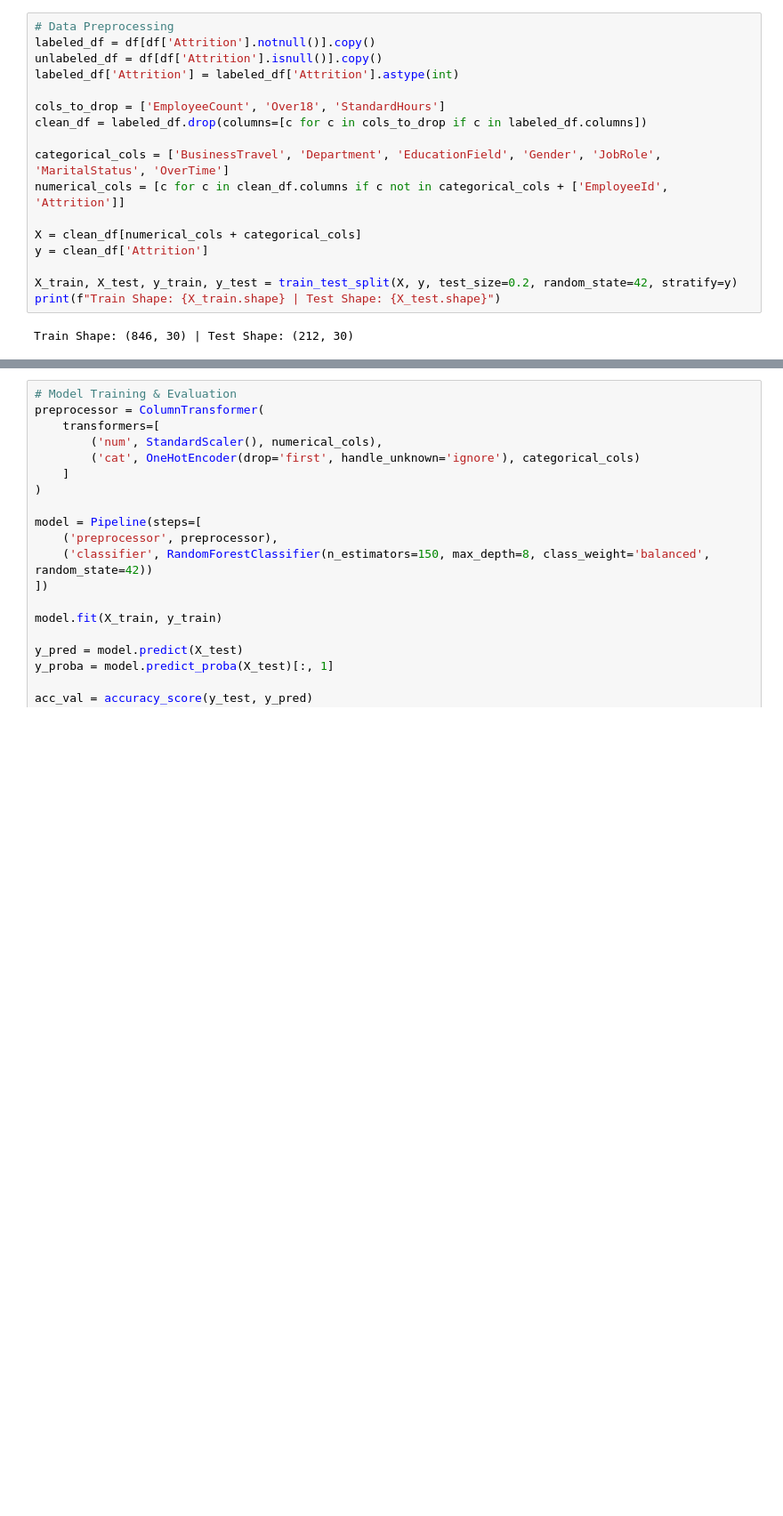
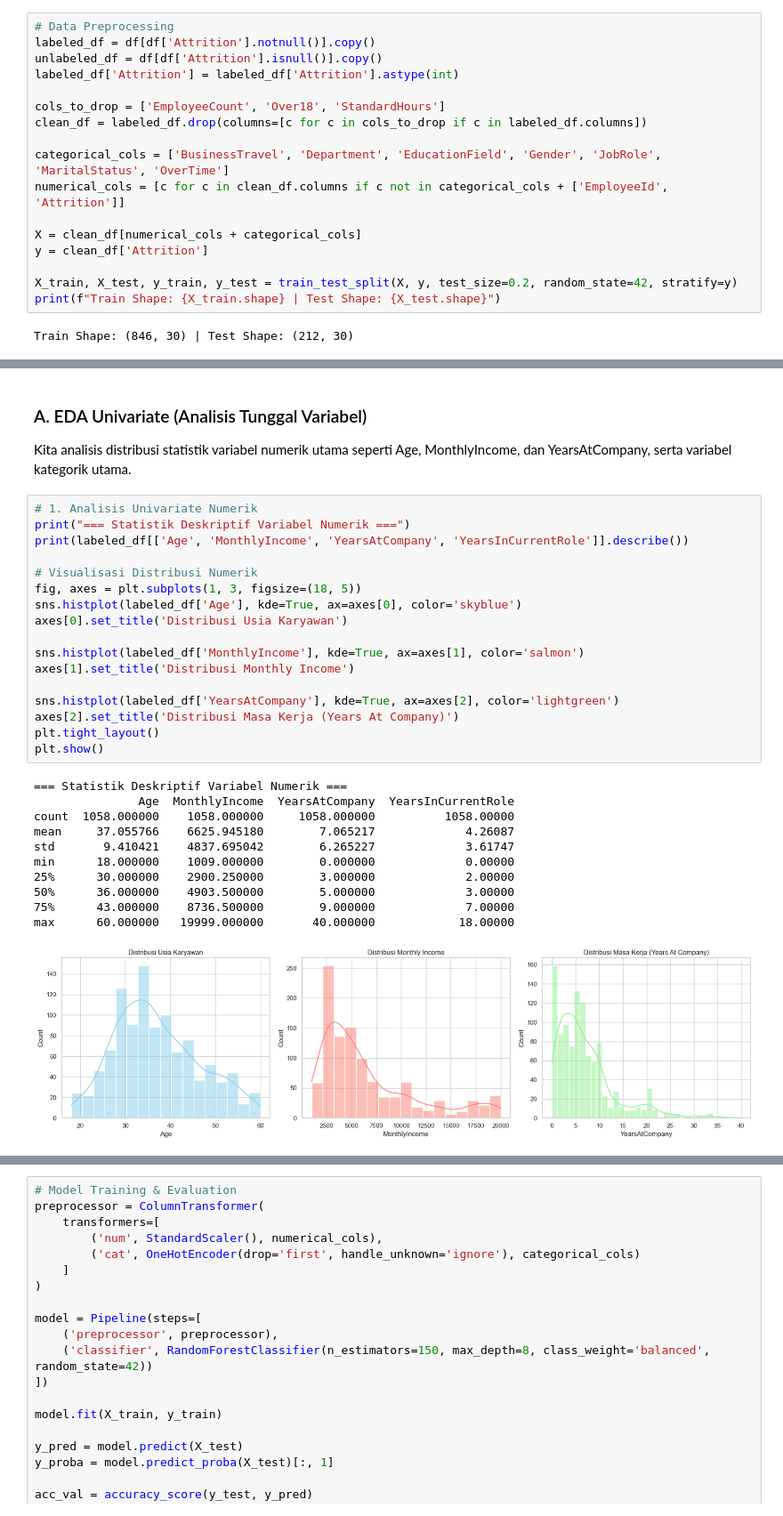
Before and after one commit to ZyVoir/pidi-capstone, a Jupyter notebook: DS/submission-1/submission/notebook.ipynb, the cells around one changed output, grey strips where cells are left out. Shown at 89% size. Saved outputs shown, nothing was run; the diff lists cells and outputs as text; blank space fills up the shorter version.

Commit message:
Fix: Address reviewer feedback (Review 3) - add full EDA (univariate, multivariate, numerical, categorical) to notebook and dataset source link to README

```diff
--- a/DS/submission-1/submission/notebook.ipynb
+++ b/DS/submission-1/submission/notebook.ipynb
@@ -73,0 +81,32 @@ Train Shape: (846, 30) | Test Shape: (212, 30)
+# %% [markdown]
+### A. EDA Univariate (Analisis Tunggal Variabel)
+Kita analisis distribusi statistik variabel numerik utama seperti Age, MonthlyIncome, dan YearsAtCompany, serta variabel kategorik utama.
+# %%
+# 1. Analisis Univariate Numerik
+print("=== Statistik Deskriptif Variabel Numerik ===")
+print(labeled_df[['Age', 'MonthlyIncome', 'YearsAtCompany', 'YearsInCurrentRole']].describe())
+
+# Visualisasi Distribusi Numerik
+fig, axes = plt.subplots(1, 3, figsize=(18, 5))
+sns.histplot(labeled_df['Age'], kde=True, ax=axes[0], color='skyblue')
+axes[0].set_title('Distribusi Usia Karyawan')
+
+sns.histplot(labeled_df['MonthlyIncome'], kde=True, ax=axes[1], color='salmon')
+axes[1].set_title('Distribusi Monthly Income')
+
+sns.histplot(labeled_df['YearsAtCompany'], kde=True, ax=axes[2], color='lightgreen')
+axes[2].set_title('Distribusi Masa Kerja (Years At Company)')
+plt.tight_layout()
+plt.show()
+# %% [output]
+=== Statistik Deskriptif Variabel Numerik ===
+               Age  MonthlyIncome  YearsAtCompany  YearsInCurrentRole
+count  1058.000000    1058.000000     1058.000000          1058.00000
+mean     37.055766    6625.945180        7.065217             4.26087
+std       9.410421    4837.695042        6.265227             3.61747
+min      18.000000    1009.000000        0.000000             0.00000
+25%      30.000000    2900.250000        3.000000             2.00000
+50%      36.000000    4903.500000        5.000000             3.00000
+75%      43.000000    8736.500000        9.000000             7.00000
+max      60.000000   19999.000000       40.000000            18.00000
+[figure, added]
```
Also changed, not shown: parts of 7 cells of this notebook, 5 other files.
